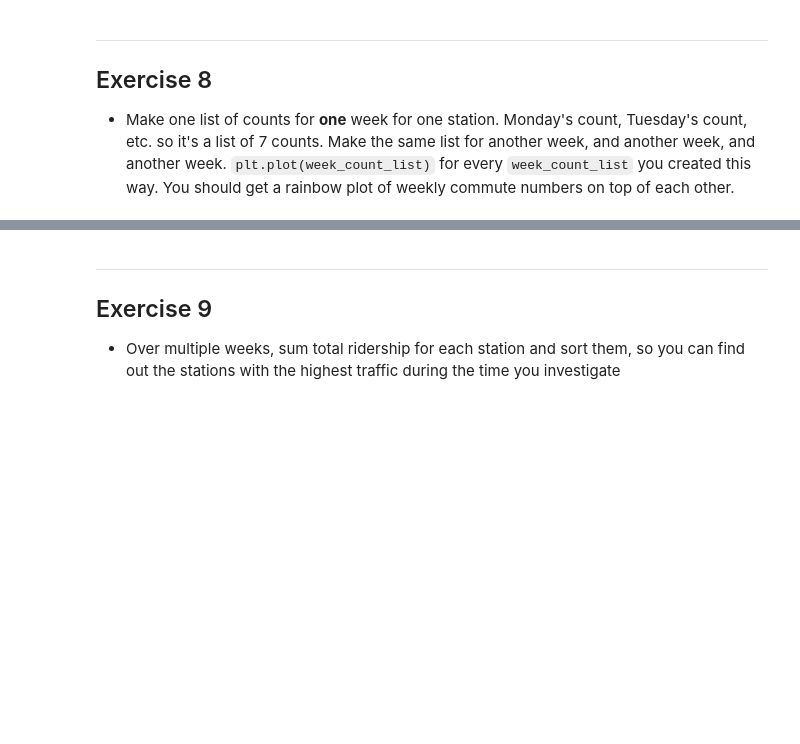
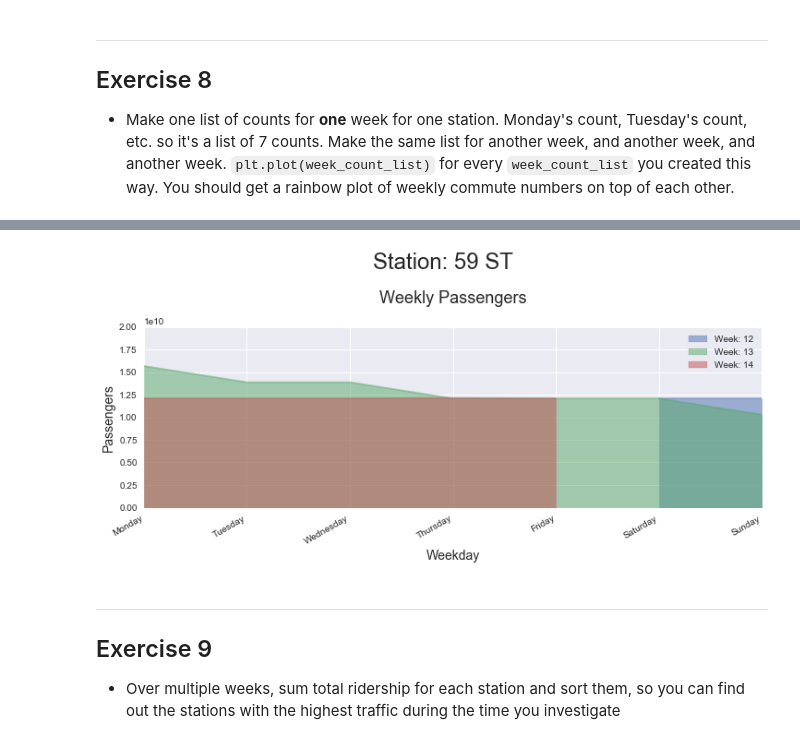
Before and after one commit to TimothyHelton/k2datascience, a Jupyter notebook: notebooks/EDA_MTA_Exercises.ipynb, the cells around one changed output, grey strips where cells are left out. Drawn from its saved outputs; the diff is of its cells as text; code cells hidden in the pictures; blank space fills up the shorter version.

```diff
--- a/notebooks/EDA_MTA_Exercises.ipynb
+++ b/notebooks/EDA_MTA_Exercises.ipynb
@@ -432,3 +444,6 @@ fig.autofmt_xdate();
 - Make one list of counts for **one** week for one station. Monday's count, Tuesday's count, etc. so it's a list of 7 counts.
 Make the same list for another week, and another week, and another week.
 `plt.plot(week_count_list)` for every `week_count_list` you created this way. You should get a rainbow plot of weekly commute numbers on top of each other.
+# %%
+week_59st = station_daily.query('station == "59 ST"').reset_index()
+week_59st
@@ -435,3 +466,27 @@ Make the same list for another week, and another week, and another week.
+# %%
+label_size = 14
+
+fig = plt.figure('Station 59 ST: Weekly Passengers', figsize=(12, 4),
+                 facecolor='white', edgecolor='black')
+ax1 = plt.subplot2grid((1, 1), (0, 0))
+
+for w in week_59st.week.unique():
+    mask = f'station == "59 ST" & week == {w}'
+    dt = station_daily.query(mask).reset_index()
+    dt.plot(kind='area', x=dt.weekday, y='entries', alpha=0.5, label=f'Week: {w}', ax=ax1)
+
+ax1.set_xlabel('Weekday', fontsize=label_size)
+ax1.set_ylabel('Passengers', fontsize=label_size)
+ax1.set_xticklabels(['Monday', 'Tuesday', 'Wednesday', 'Thursday',
+                     'Friday', 'Saturday', 'Sunday'])
+x_min, x_max, y_min, y_max = ax1.axis()
+ax1.axis((x_min, x_max, 0, 2e10))
+
+plt.suptitle('Station: 59 ST', fontsize=24, y=1.16);
+plt.title('Weekly Passengers', fontsize=18, y=1.10);
+fig.autofmt_xdate();
+# %% [output]
+[figure, added]
 # %% [markdown]
 ---
 ## Exercise 9
```
Also changed, not shown: parts of 9 cells of this notebook, 2 other files.
